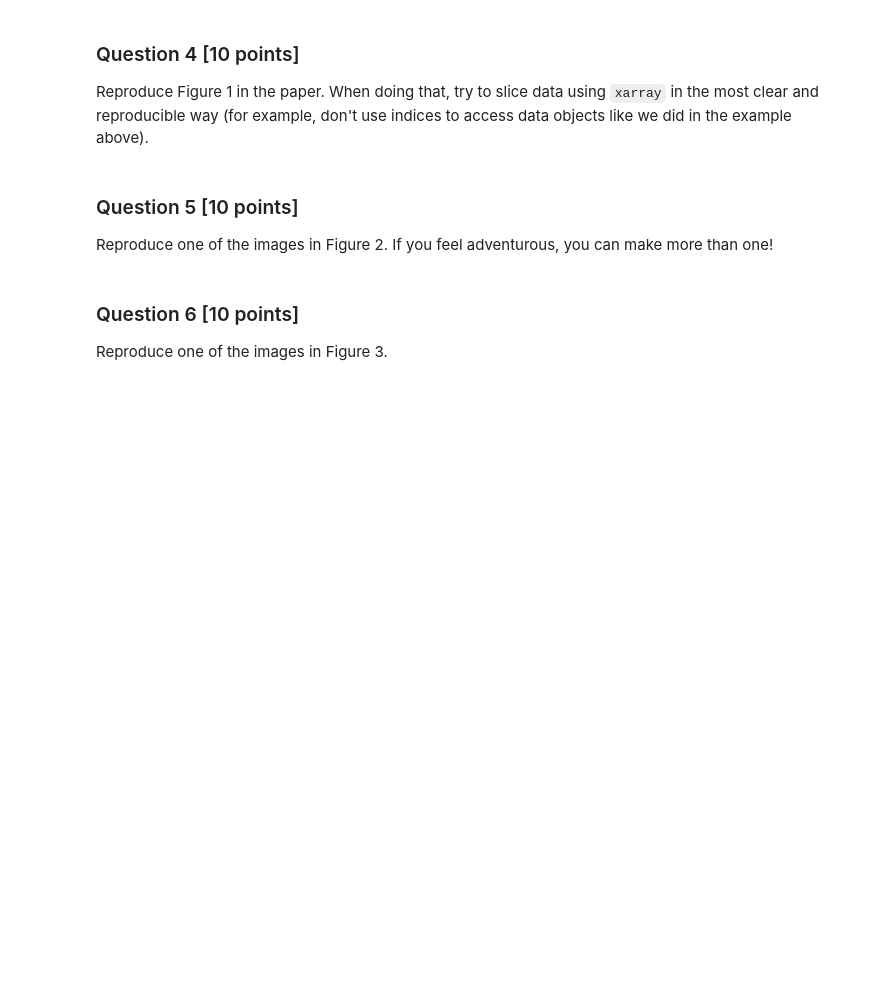
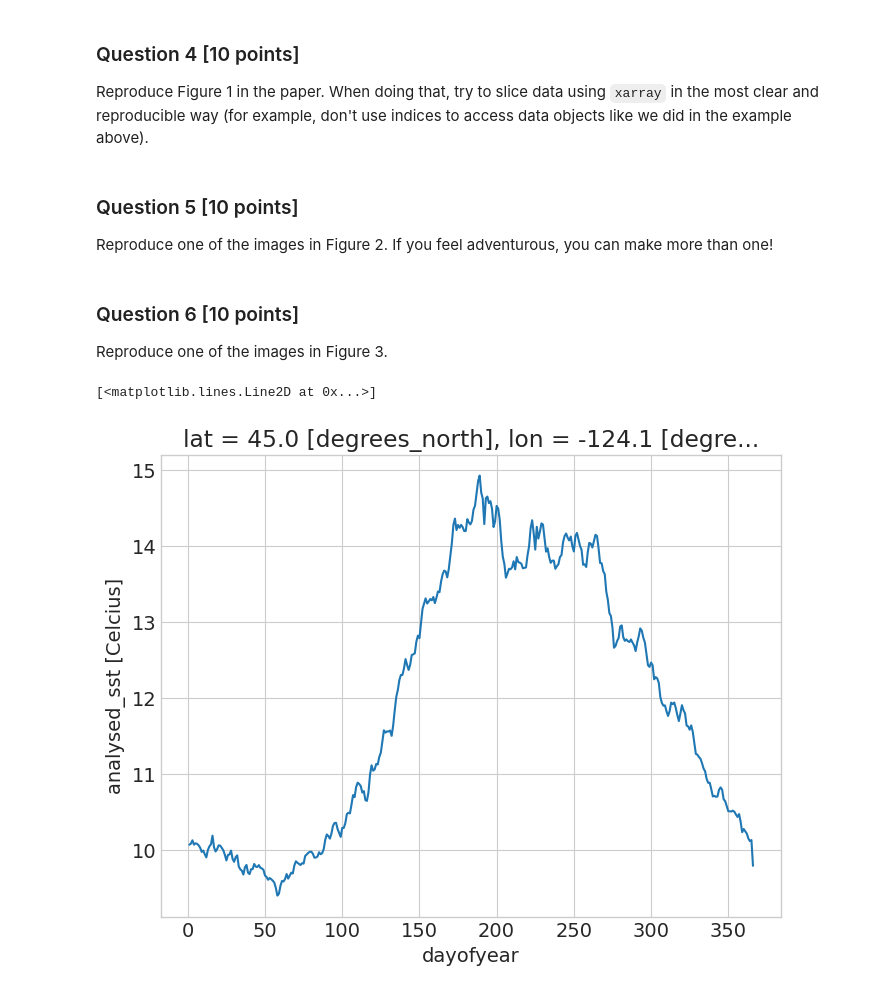
Before and after one commit to UCB-stat-159-s23/hw03-Group12, a Jupyter notebook: hw03-climate.ipynb, the cells around one changed output. Drawn from its saved outputs; the diff is of its cells as text; code cells hidden in the pictures; blank space fills up the shorter version.

Commit message:
Created plot for 3b

```diff
--- a/hw03-climate.ipynb
+++ b/hw03-climate.ipynb
@@ -268,0 +272,13 @@ Reproduce one of the images in Figure 3.
+# %%
+newport = {"name": "Newport", "lat": 45, "lon": -124.061}
+# %%
+newport_ds = ds.sel(lat= newport["lat"], lon=newport["lon"], method="nearest")
+# %%
+# Change temperature from K to C
+newport_ds["analysed_sst"] = newport_ds["analysed_sst"] - 273.15
+newport_ds["analysed_sst"].attrs["units"] = "Celcius"
+# %%
+newport_ds.analysed_sst.groupby("time.dayofyear").mean().plot()
+# %% [output]
+[<matplotlib.lines.Line2D at 0x...>]
+[figure, added]
```
Also changed, not shown: parts of 3 cells of this notebook.
